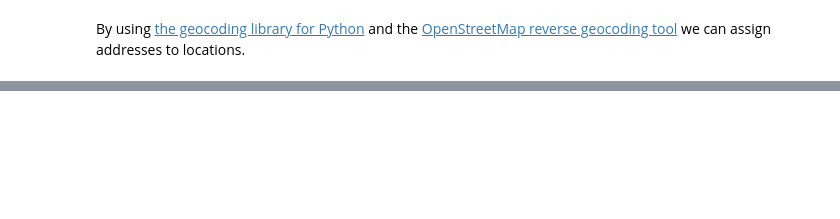
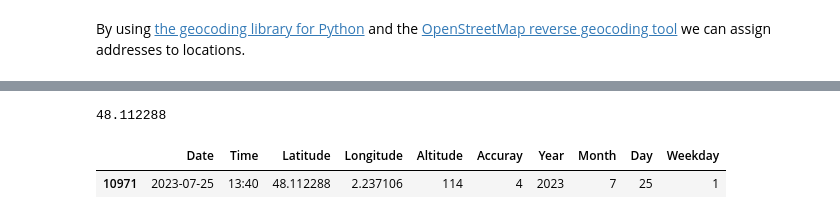
Before and after one commit to habi/JahresRueckblick15, a Jupyter notebook: WHIB.ipynb, the cells around one changed output, grey strips where cells are left out. Drawn from its saved outputs; the diff is of its cells as text; code cells hidden in the pictures; blank space fills up the shorter version.

```diff
--- a/WHIB.ipynb
+++ b/WHIB.ipynb
@@ -276,6 +273,15 @@ The median location in 2022 was in Verwaltungskreis Bern-Mittelland
 # and
 # https://strftime.org
 # print(locations[locations.eq(location_north[0]).any(1)]['Date'].tolist()[0].strftime('%B, %-d'))
+# %%
+location_north[0]
+# %% [output]
+48.112288
+# %%
+locations[locations.Latitude == location_north[0]]
+# %% [output]
+|  | Date | Time | Latitude | Longitude | Altitude | Accuray | Year | Month | Day | Weekday |
+| 10971 | 2023-07-25 | 13:40 | 48.112288 | 2.237106 | 114 | 4 | 2023 | 7 | 25 | 1 |
 # %%
 location_north_geo = geolocator.reverse(location_north)
 if debug:
```
Also changed, not shown: parts of 19 cells of this notebook.
